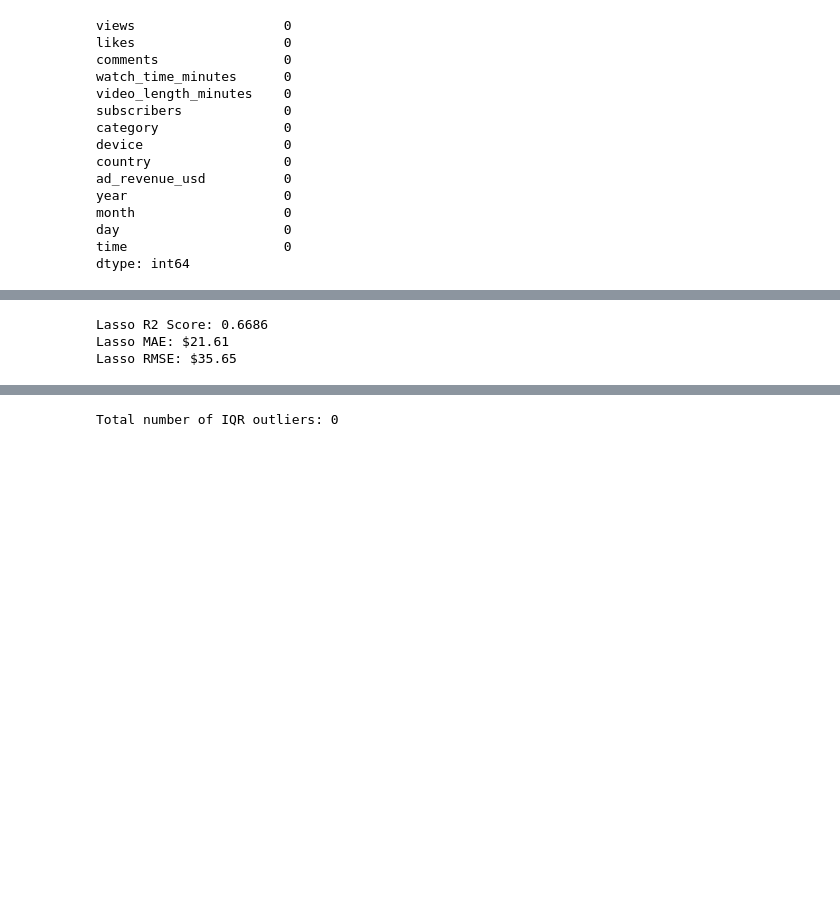
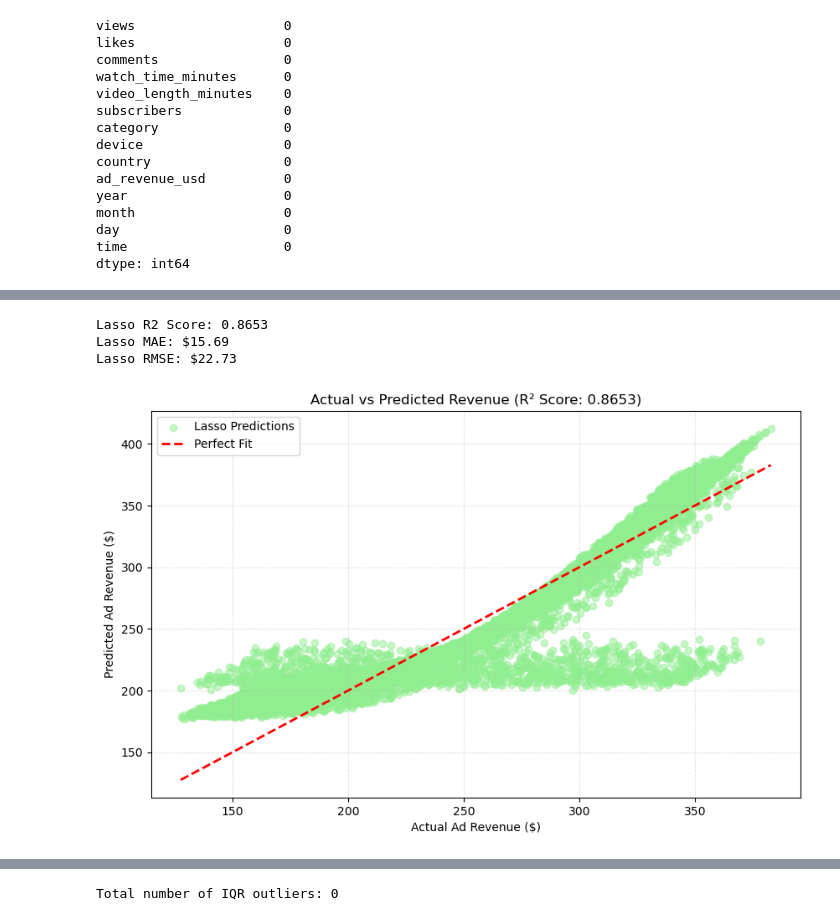
Before and after one commit to vinodg-dotcom/Content_Monetization_Modeler, a Jupyter notebook: youtubeAdRevenue.ipynb, the cells around one changed output, grey strips where cells are left out. Drawn from its saved outputs; the diff is of its cells as text; code cells hidden in the pictures; blank space fills up the shorter version.

```diff
--- a/youtubeAdRevenue.ipynb
+++ b/youtubeAdRevenue.ipynb
@@ -271,18 +380,30 @@ Ridge Mean Squared Error: $35.65
 # %%
 lasso_model = Lasso(alpha=0.1, random_state=42)
-lasso_model.fit(X_train_scaled, y_train)
-lasso_y_pred = lasso_model.predict(X_test_scaled)
+lasso_model.fit(X_train_poly, y_train)
+lasso_y_pred = lasso_model.predict(X_test_poly)
 
 lasso_r2 = r2_score(y_test, lasso_y_pred)
 lasso_mae = mean_absolute_error(y_test, lasso_y_pred)
 lasso_rmse = np.sqrt(mean_squared_error(y_test, lasso_y_pred))
 
 print(f"Lasso R2 Score: {lasso_r2:.4f}")
 print(f"Lasso MAE: ${lasso_mae:.2f}")
 print(f"Lasso RMSE: ${lasso_rmse:.2f}")
+
+plt.figure(figsize=(10,6))
+plt.scatter(y_test, lasso_y_pred, alpha=0.5, color='lightgreen', label='Lasso Predictions')
+line_coords = [y_test.min(), y_test.max()]
+plt.plot(line_coords, line_coords, color='red', linestyle='--', lw=2, label='Perfect Fit')
+plt.xlabel('Actual Ad Revenue ($)')
+plt.ylabel('Predicted Ad Revenue ($)')
+plt.title(f'Actual vs Predicted Revenue (R² Score: {lasso_r2:.4f})')
+plt.legend()
+plt.grid(True, linestyle=':', alpha=0.6)
+plt.show()
 # %% [output]
-Lasso R2 Score: 0.6686
-Lasso MAE: $21.61
-Lasso RMSE: $35.65
+Lasso R2 Score: 0.8653
+Lasso MAE: $15.69
+Lasso RMSE: $22.73
+[figure, added]
 # %%
 sgd_model = SGDRegressor(loss='squared_error',penalty='l2',alpha=0.0001,max_iter=1000,tol=1e-3,random_state=42)
```
Also changed, not shown: parts of 25 cells of this notebook.
